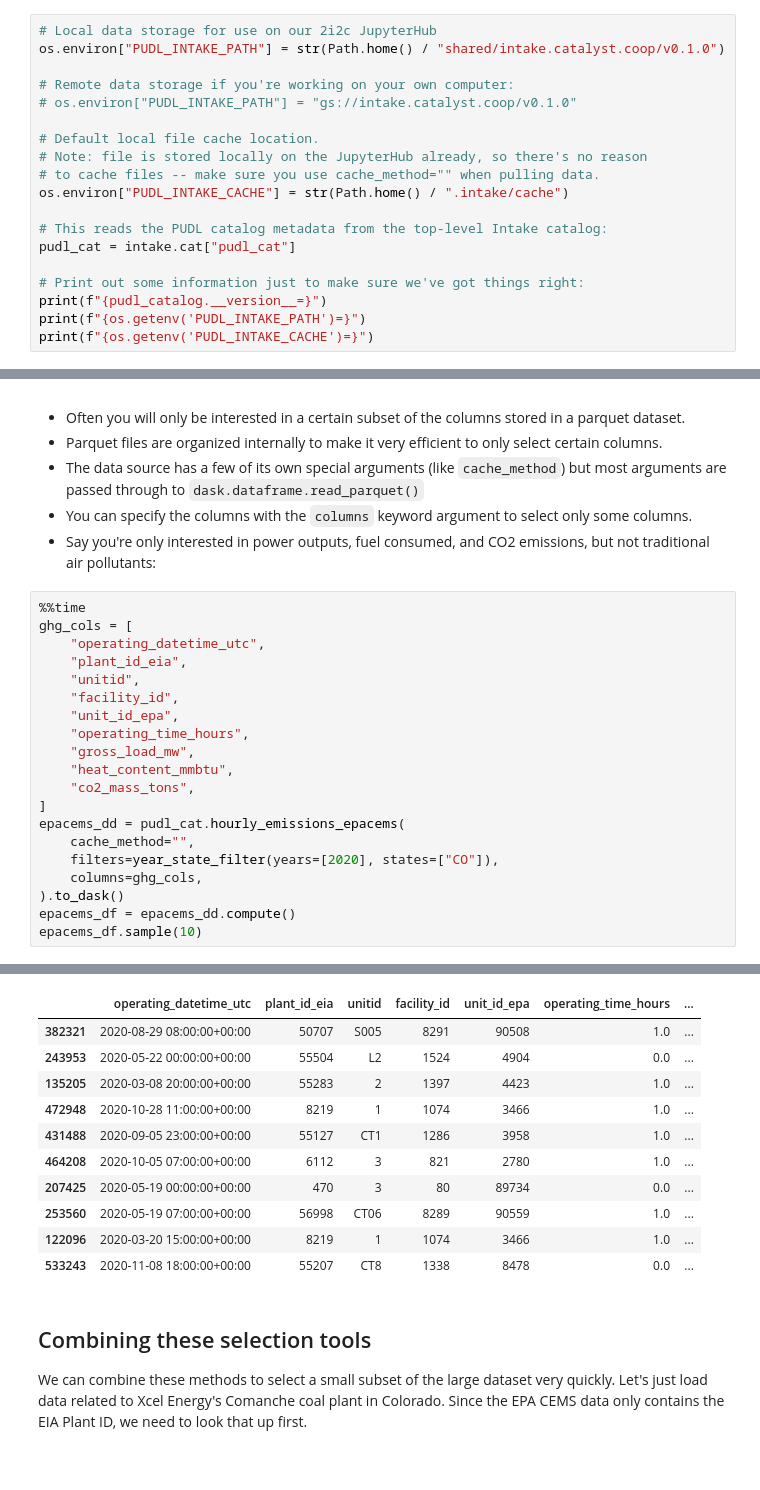
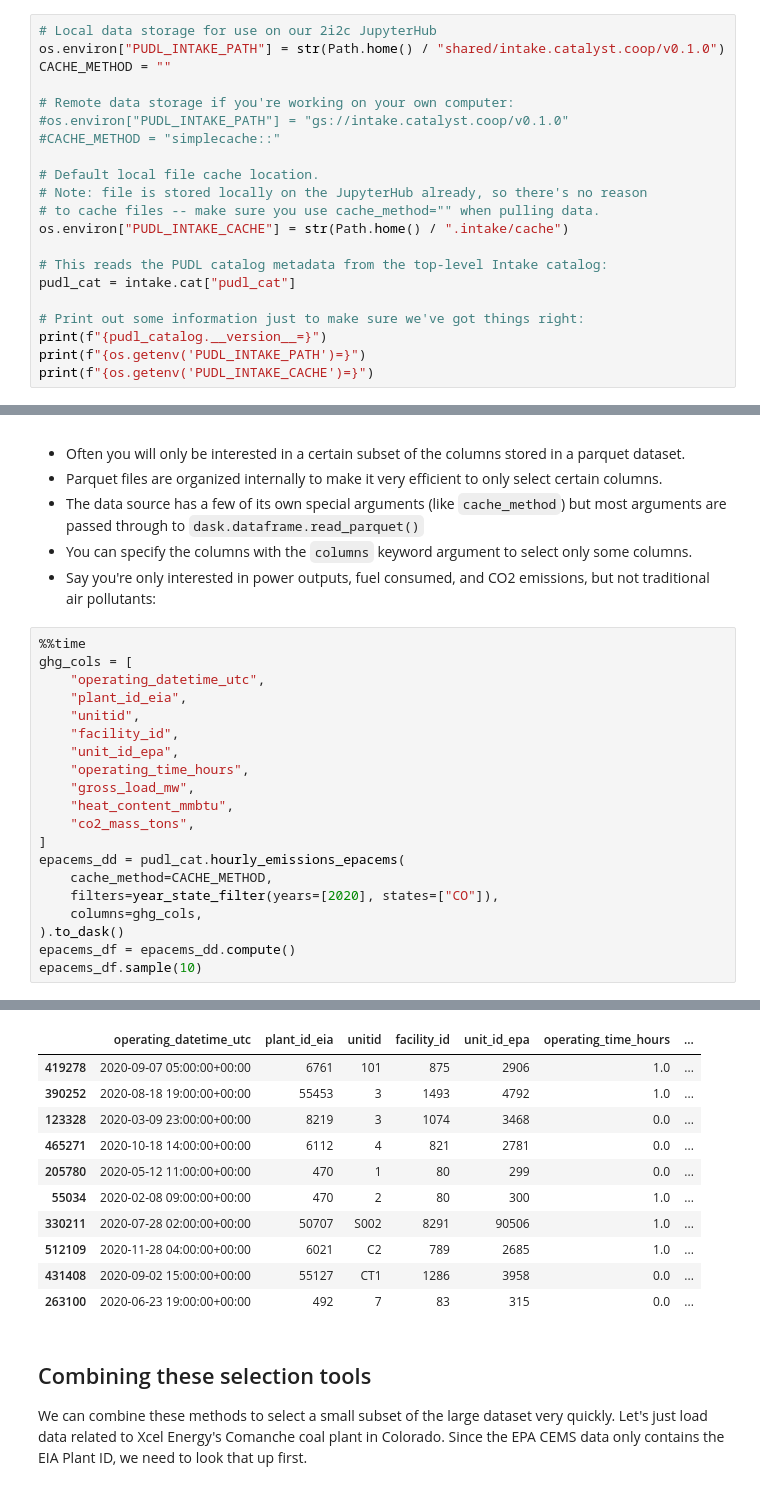
Before and after one commit to catalyst-cooperative/pudl-examples, a Jupyter notebook: notebooks/03-pudl-parquet.ipynb, the cells around one changed output, grey strips where cells are left out. Drawn from its saved outputs; the diff is of its cells as text.

```diff
--- a/notebooks/03-pudl-parquet.ipynb
+++ b/notebooks/03-pudl-parquet.ipynb
@@ -106,9 +106,11 @@ pudl_out = pudl.output.pudltabl.PudlTabl(pudl_engine, freq='AS') #annual frequen
 # %%
 # Local data storage for use on our 2i2c JupyterHub
 os.environ["PUDL_INTAKE_PATH"] = str(Path.home() / "shared/intake.catalyst.coop/v0.1.0")
+CACHE_METHOD = ""
 
 # Remote data storage if you're working on your own computer:
-# os.environ["PUDL_INTAKE_PATH"] = "gs://intake.catalyst.coop/v0.1.0"
+#os.environ["PUDL_INTAKE_PATH"] = "gs://intake.catalyst.coop/v0.1.0"
+#CACHE_METHOD = "simplecache::"
 
 # Default local file cache location.
 # Note: file is stored locally on the JupyterHub already, so there's no reason
@@ -319,7 +307,7 @@ ghg_cols = [
     "co2_mass_tons",
 ]
 epacems_dd = pudl_cat.hourly_emissions_epacems(
-    cache_method="",
+    cache_method=CACHE_METHOD,
     filters=year_state_filter(years=[2020], states=["CO"]),
     columns=ghg_cols,
 ).to_dask()
@@ -331,14 +319,14 @@ Wall time: 381 ms
 |  | operating_datetime_utc | plant_id_eia | unitid | facility_id | unit_id_epa | operating_time_hours | ... |
-| 382321 | 2020-08-29 08:00:00+00:00 | 50707 | S005 | 8291 | 90508 | 1.0 | ... |
-| 243953 | 2020-05-22 00:00:00+00:00 | 55504 | L2 | 1524 | 4904 | 0.0 | ... |
-| 135205 | 2020-03-08 20:00:00+00:00 | 55283 | 2 | 1397 | 4423 | 1.0 | ... |
-| 472948 | 2020-10-28 11:00:00+00:00 | 8219 | 1 | 1074 | 3466 | 1.0 | ... |
-| 431488 | 2020-09-05 23:00:00+00:00 | 55127 | CT1 | 1286 | 3958 | 1.0 | ... |
-| 464208 | 2020-10-05 07:00:00+00:00 | 6112 | 3 | 821 | 2780 | 1.0 | ... |
-| 207425 | 2020-05-19 00:00:00+00:00 | 470 | 3 | 80 | 89734 | 0.0 | ... |
-| 253560 | 2020-05-19 07:00:00+00:00 | 56998 | CT06 | 8289 | 90559 | 1.0 | ... |
-| 122096 | 2020-03-20 15:00:00+00:00 | 8219 | 1 | 1074 | 3466 | 1.0 | ... |
-| 533243 | 2020-11-08 18:00:00+00:00 | 55207 | CT8 | 1338 | 8478 | 0.0 | ... |
+| 419278 | 2020-09-07 05:00:00+00:00 | 6761 | 101 | 875 | 2906 | 1.0 | ... |
+| 390252 | 2020-08-18 19:00:00+00:00 | 55453 | 3 | 1493 | 4792 | 1.0 | ... |
+| 123328 | 2020-03-09 23:00:00+00:00 | 8219 | 3 | 1074 | 3468 | 0.0 | ... |
+| 465271 | 2020-10-18 14:00:00+00:00 | 6112 | 4 | 821 | 2781 | 0.0 | ... |
+| 205780 | 2020-05-12 11:00:00+00:00 | 470 | 1 | 80 | 299 | 0.0 | ... |
+| 55034 | 2020-02-08 09:00:00+00:00 | 470 | 2 | 80 | 300 | 1.0 | ... |
+| 330211 | 2020-07-28 02:00:00+00:00 | 50707 | S002 | 8291 | 90506 | 1.0 | ... |
+| 512109 | 2020-11-28 04:00:00+00:00 | 6021 | C2 | 789 | 2685 | 1.0 | ... |
+| 431408 | 2020-09-02 15:00:00+00:00 | 55127 | CT1 | 1286 | 3958 | 0.0 | ... |
+| 263100 | 2020-06-23 19:00:00+00:00 | 492 | 7 | 83 | 315 | 0.0 | ... |
 # %% [markdown]
 ## Combining these selection tools
 We can combine these methods to select a small subset of the large dataset very quickly. Let's just load data related to Xcel Energy's Comanche coal plant in Colorado. Since the EPA CEMS data only contains the EIA Plant ID, we need to look that up first.
```
Also changed, not shown: parts of 10 cells of this notebook, 1 other file.
